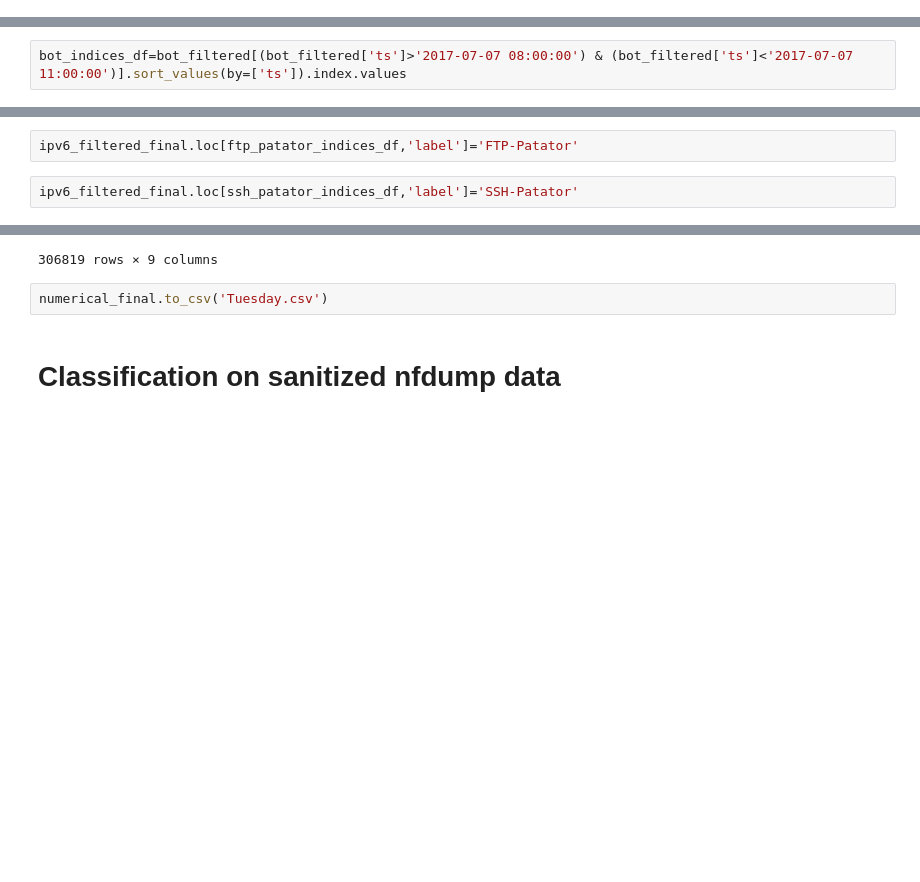
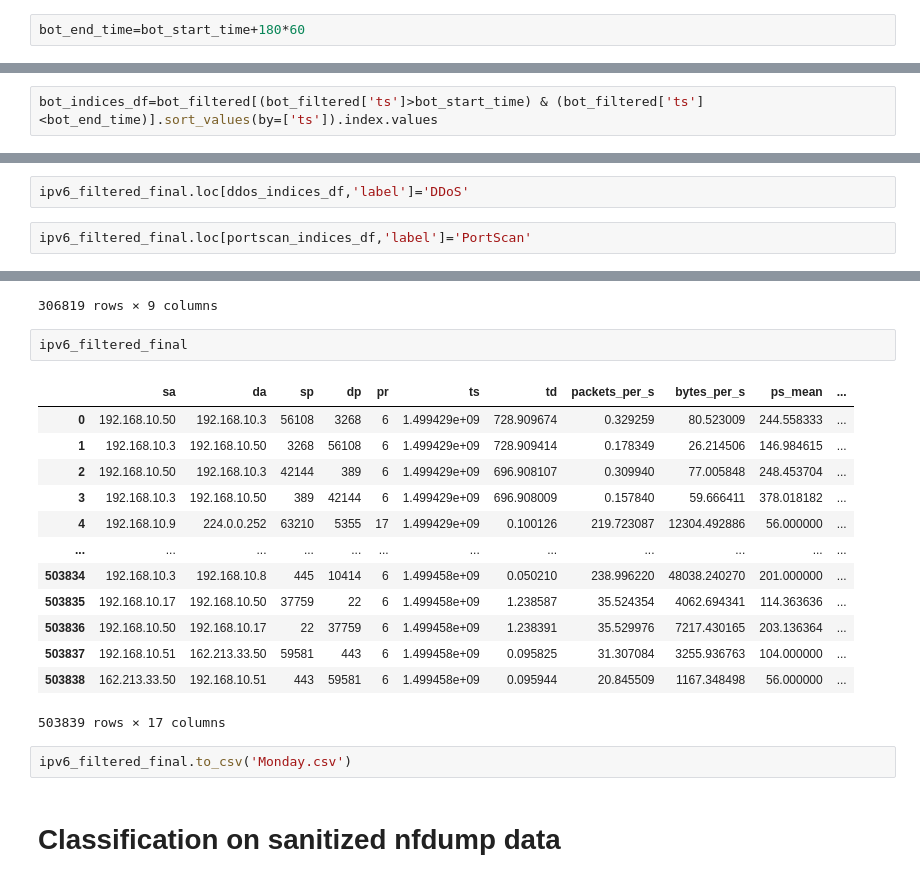
Before and after one commit to arjunbhagoji/network-data-sharing, a Jupyter notebook: cic_ids_analyze.ipynb, the cells around one changed output, grey strips where cells are left out. Drawn from its saved outputs; the diff is of its cells as text; blank space fills up the shorter version.

```diff
--- a/cic_ids_analyze.ipynb
+++ b/cic_ids_analyze.ipynb
@@ -351,3 +548,5 @@ ipv6_filtered_final.loc[portscan_indices_df,:]
+# %%
+bot_end_time=bot_start_time+180*60
 # %%
 bot_filtered=ipv6_filtered_final[(ipv6_filtered_final['sa']=='205.174.165.73') | (ipv6_filtered_final['da']=='205.174.165.73')]
 # %%
@@ -355,2 +568,2 @@ bot_filtered
 # %%
-bot_indices_df=bot_filtered[(bot_filtered['ts']>'2017-07-07 08:00:00') & (bot_filtered['ts']<'2017-07-07 11:00:00')].sort_values(by=['ts']).index.values
+bot_indices_df=bot_filtered[(bot_filtered['ts']>bot_start_time) & (bot_filtered['ts']<bot_end_time)].sort_values(by=['ts']).index.values
@@ -534,9 +820,9 @@ for i, row in ipv6_filtered_final.iterrows():
 # %%
 ipv6_filtered_final
 # %%
-ipv6_filtered_final.loc[ftp_patator_indices_df,'label']='FTP-Patator'
+ipv6_filtered_final.loc[ddos_indices_df,'label']='DDoS'
 # %%
-ipv6_filtered_final.loc[ssh_patator_indices_df,'label']='SSH-Patator'
+ipv6_filtered_final.loc[portscan_indices_df,'label']='PortScan'
 # %%
 ipv6_filtered_final.loc[bot_indices_df,'label']='Bot'
 # %%
@@ -568,8 +852,24 @@ numerical_final
 | 307652 | 117.160 | 17.0 | 927.0 | 15.0 | 1044.0 | 0.146 | 37.361 | 1244.571 | BENIGN |
 | 307653 | 0.194 | 4.0 | 124.0 | 2.0 | 368.0 | 0.000 | 0.000 | 0.000 | BENIGN |
 306819 rows × 9 columns
+# %%
+ipv6_filtered_final
+# %% [output]
+|  | sa | da | sp | dp | pr | ts | td | packets_per_s | bytes_per_s | ps_mean | ... |
+| 0 | 192.168.10.50 | 192.168.10.3 | 56108 | 3268 | 6 | 1.499429e+09 | 728.909674 | 0.329259 | 80.523009 | 244.558333 | ... |
+| 1 | 192.168.10.3 | 192.168.10.50 | 3268 | 56108 | 6 | 1.499429e+09 | 728.909414 | 0.178349 | 26.214506 | 146.984615 | ... |
+| 2 | 192.168.10.50 | 192.168.10.3 | 42144 | 389 | 6 | 1.499429e+09 | 696.908107 | 0.309940 | 77.005848 | 248.453704 | ... |
+| 3 | 192.168.10.3 | 192.168.10.50 | 389 | 42144 | 6 | 1.499429e+09 | 696.908009 | 0.157840 | 59.666411 | 378.018182 | ... |
+| 4 | 192.168.10.9 | 224.0.0.252 | 63210 | 5355 | 17 | 1.499429e+09 | 0.100126 | 219.723087 | 12304.492886 | 56.000000 | ... |
+| ... | ... | ... | ... | ... | ... | ... | ... | ... | ... | ... | ... |
+| 503834 | 192.168.10.3 | 192.168.10.8 | 445 | 10414 | 6 | 1.499458e+09 | 0.050210 | 238.996220 | 48038.240270 | 201.000000 | ... |
+| 503835 | 192.168.10.17 | 192.168.10.50 | 37759 | 22 | 6 | 1.499458e+09 | 1.238587 | 35.524354 | 4062.694341 | 114.363636 | ... |
+| 503836 | 192.168.10.50 | 192.168.10.17 | 22 | 37759 | 6 | 1.499458e+09 | 1.238391 | 35.529976 | 7217.430165 | 203.136364 | ... |
+| 503837 | 192.168.10.51 | 162.213.33.50 | 59581 | 443 | 6 | 1.499458e+09 | 0.095825 | 31.307084 | 3255.936763 | 104.000000 | ... |
+| 503838 | 162.213.33.50 | 192.168.10.51 | 443 | 59581 | 6 | 1.499458e+09 | 0.095944 | 20.845509 | 1167.348498 | 56.000000 | ... |
+503839 rows × 17 columns
 # %%
-numerical_final.to_csv('Tuesday.csv')
+ipv6_filtered_final.to_csv('Monday.csv')
 # %% [markdown]
 # Classification on sanitized nfdump data
 # %%
```
Also changed, not shown: parts of 116 cells of this notebook.
